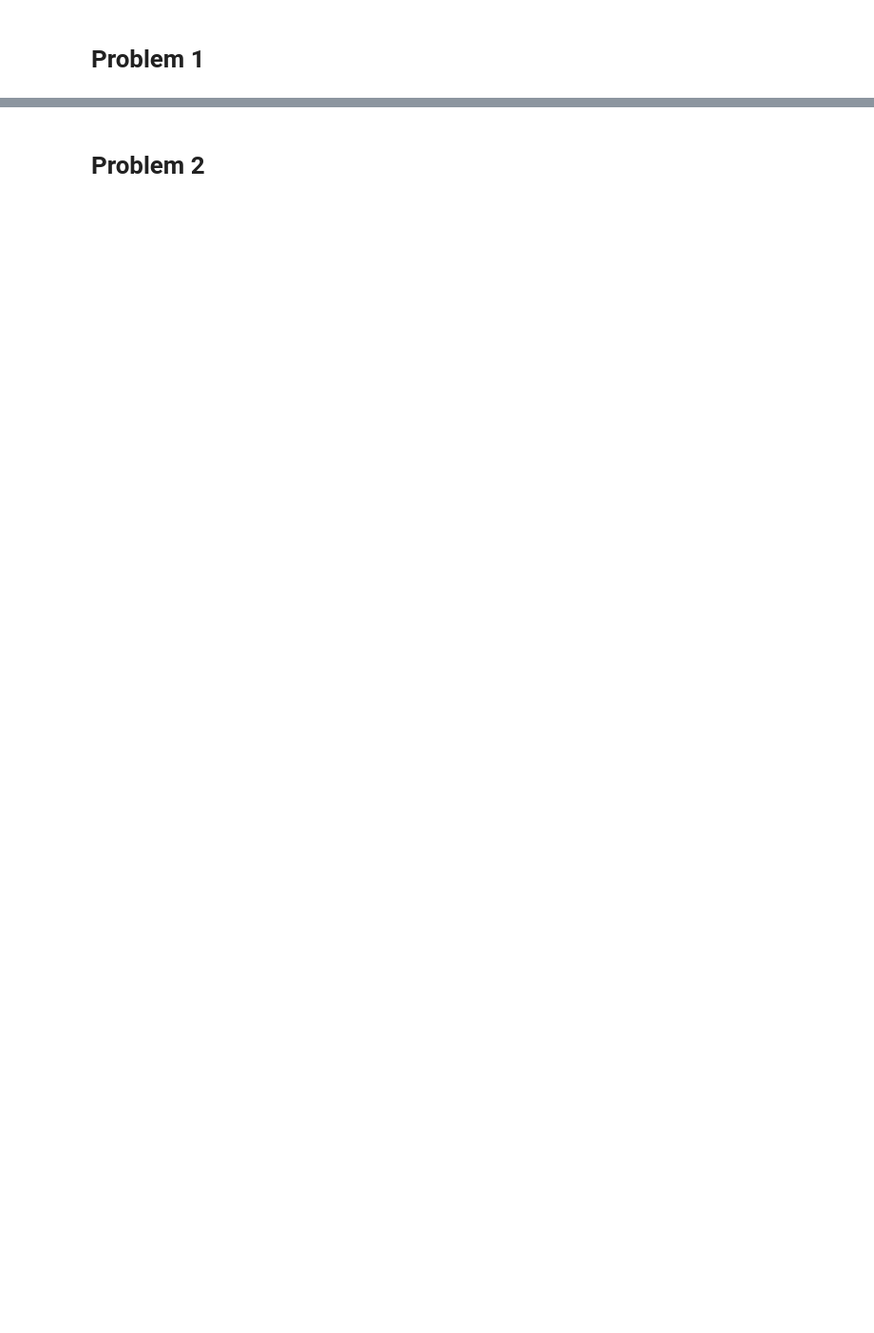
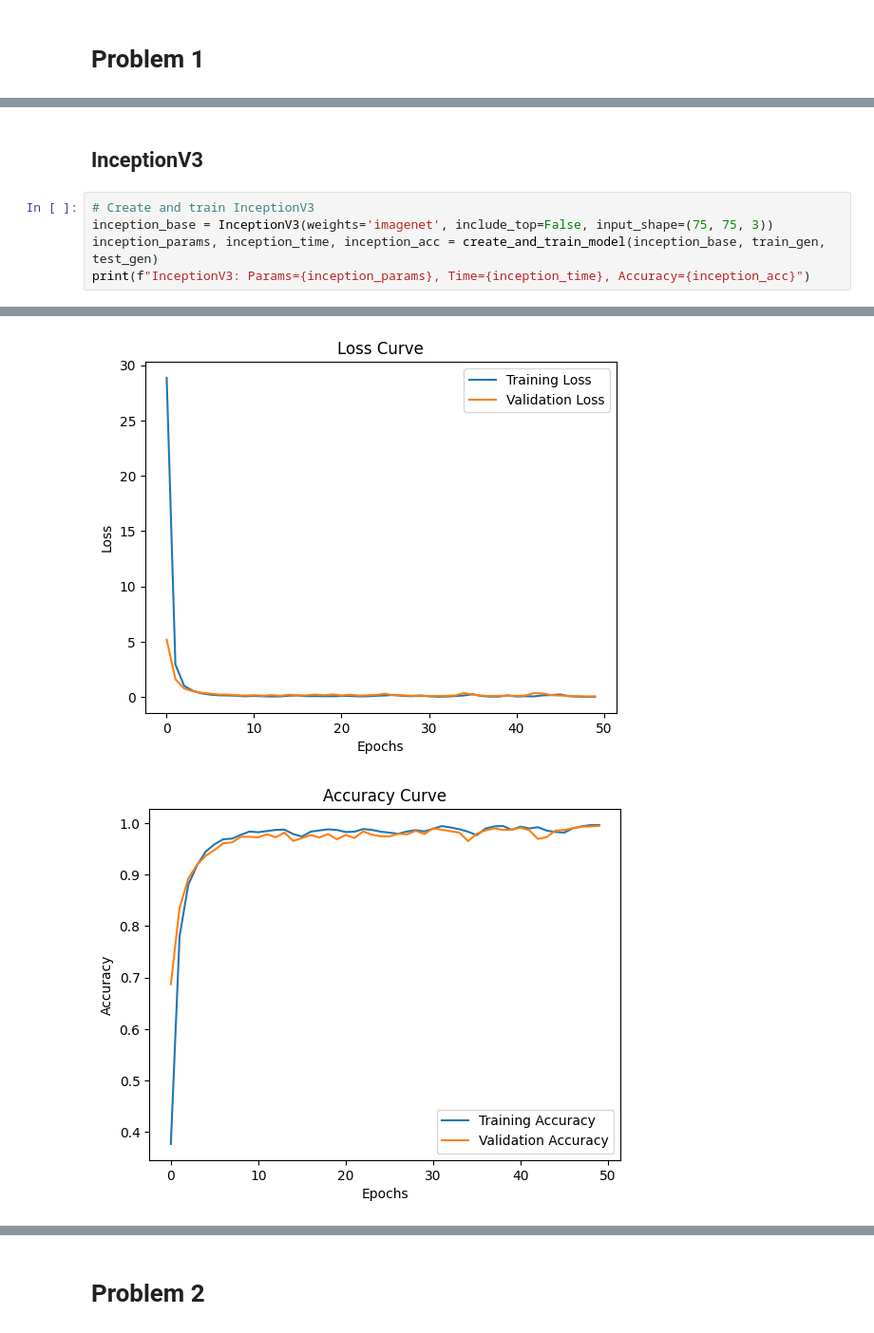
Before and after one commit to yimianxyz/sysen6888, a Jupyter notebook: main.ipynb, the cells around one changed output, grey strips where cells are left out. Shown: that part at 95% size. Cells and saved outputs as stored; diff of their text form; blank space fills up the shorter version.

```diff
--- a/main.ipynb
+++ b/main.ipynb
@@ -495,0 +162,8 @@ The test accuracy is 97.4%, higher than model 1 with a dropout of 0.1. The train
+# %% [markdown]
+## InceptionV3
+# %%
+# Create and train InceptionV3
+inception_base = InceptionV3(weights='imagenet', include_top=False, input_shape=(75, 75, 3))
+inception_params, inception_time, inception_acc = create_and_train_model(inception_base, train_gen, test_gen)
+print(f"InceptionV3: Params={inception_params}, Time={inception_time}, Accuracy={inception_acc}")
+# %% [output]
@@ -495,0 +187,2 @@ The test accuracy is 97.4%, higher than model 1 with a dropout of 0.1. The train
+[figure, added]
+[figure, added]
```
Also changed, not shown: parts of 45 cells of this notebook.
